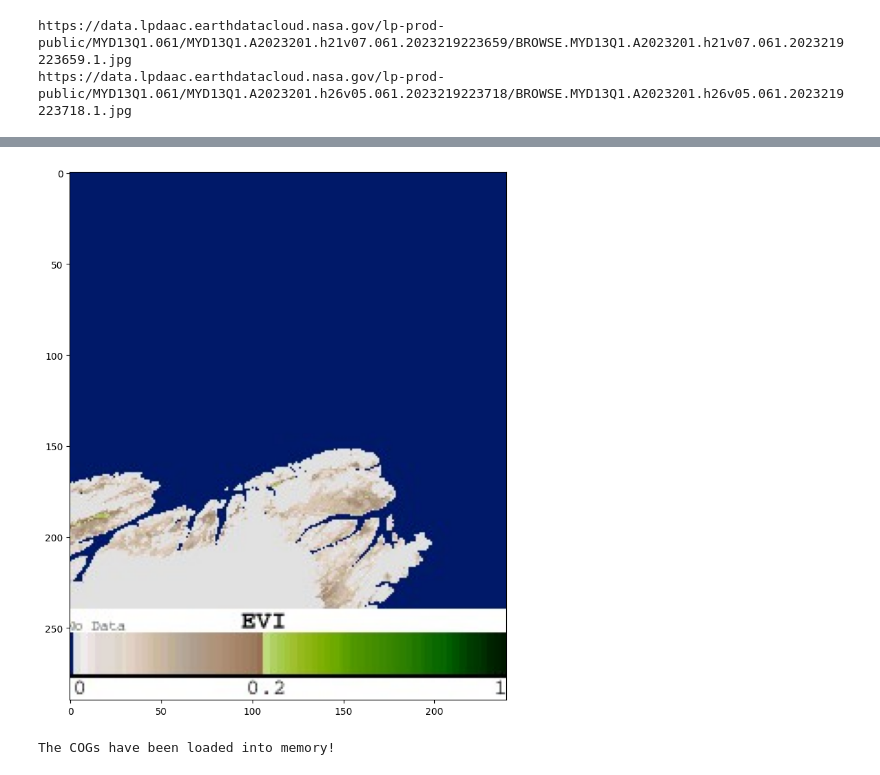
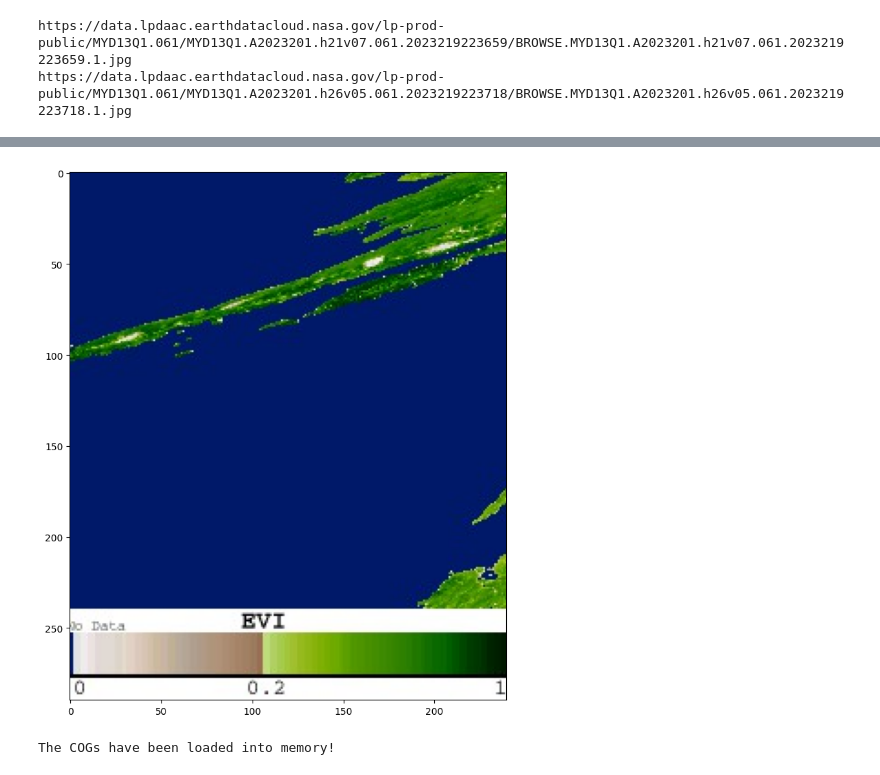
Before and after one commit to infantej2/NASA-LPDAAC-Testing, a Jupyter notebook: Testing MODIS.ipynb, the cells around one changed output, grey strips where cells are left out. Drawn from its saved outputs; the diff is of its cells as text; code cells hidden in the pictures.

```diff
--- a/Testing MODIS.ipynb
+++ b/Testing MODIS.ipynb
@@ -79,32 +95,32 @@ https://data.lpdaac.earthdatacloud.nasa.gov/lp-prod-public/MYD13Q1.061/MYD13Q1.A
 # %%
 # Subset by Band
 
-v = vnp_items[20]
+v = vnp_items[3]
 
 evi_band_links = []
 
 # Define which HLS product is being accessed
 if v['assets']['browse']['href'].split('/')[4] == 'MYD13Q1.v061':
     evi_bands = ['B8A', 'B04', 'B02', 'Fmask'] # NIR RED BLUE Quality for S30
 else:
     evi_bands = ['B05', 'B04', 'B02', 'Fmask'] # NIR RED BLUE Quality for L30
 
 # Subset the assets in the item down to only the desired bands
 for a in v['assets']:
     if any(b == a for b in evi_bands):
         evi_band_links.append(v['assets'][a]['href'])
 for e in evi_band_links: print(e)
 
 image = io.imread(v['assets']['browse']['href'])  # Load jpg browse image into memory
 
 # Basic plot of the image
 plt.figure(figsize=(10,10))
 plt.imshow(image)
 plt.show()
 
 del image # Remove the browse image
 # %% [output]
-[figure, old version]
+[figure, new version]
 # %%
 # AUTHENTICATION CONFIGURATION
 from netrc import netrc
```
Also changed, not shown: parts of 1 cell of this notebook, 2 other files.
